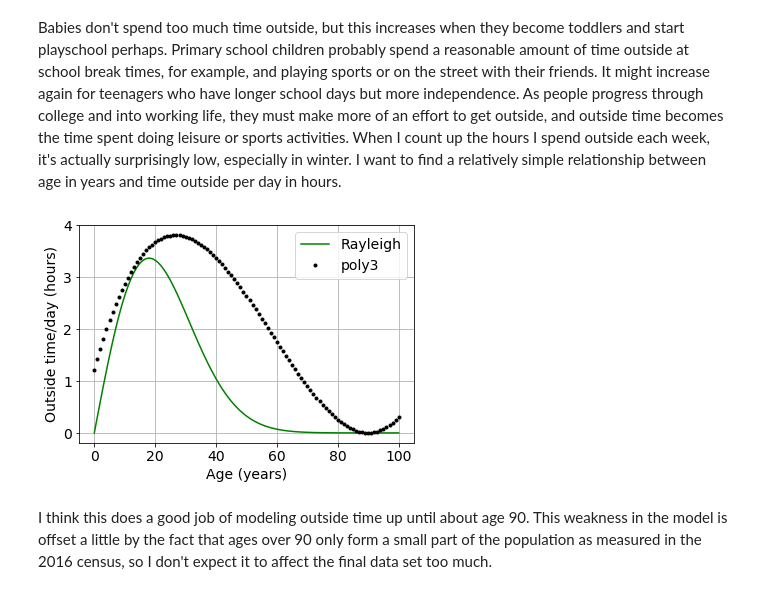
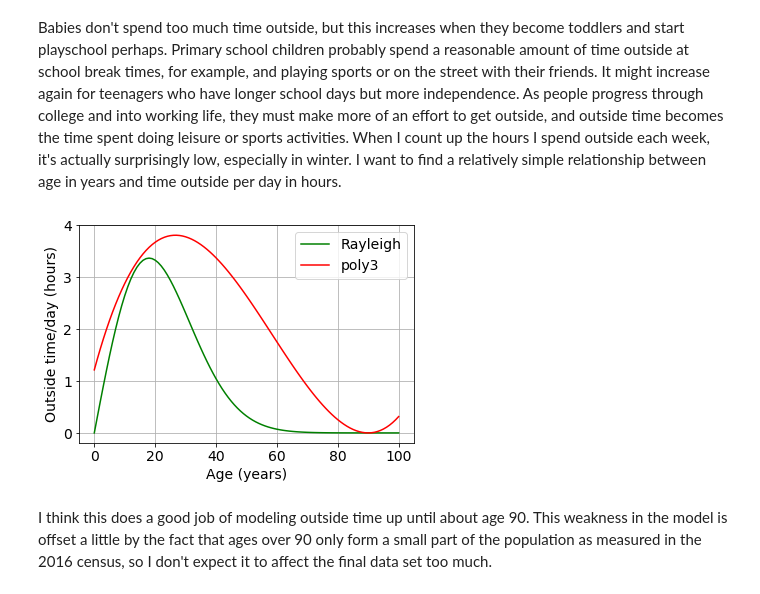
Before and after one commit to elizabethdaly/simulating-data, a Jupyter notebook: eyesight.ipynb, the cells around one changed output. Cells and saved outputs as stored; diff of their text form; code cells hidden in the pictures.

```diff
--- a/eyesight.ipynb
+++ b/eyesight.ipynb
@@ -435,31 +437,31 @@ I will model environmental factors as a numerical variable, with one decimal pla
 # %%
 # Expect hours outside to vary with age, looks like the pdf for a Rayleigh but falls to zero too early.
 x = np.arange(0, 101)
 
 # mean, scale
 m, s = 18, 5
 ray_pdf = lambda s, x: 100  * (x / s ** 2) * ( np.exp( (-x **2) / (2 * s **2) )  )
 plt.plot(x, ray_pdf(m, x), 'g-', label='Rayleigh')
 
 # Try a third order polynomial with roots close to the edges of my population data.
 # Here I am creating a relationship that np.polyfit might be able to find later on.
 # Roots at -10, +80 and scale appropriately for max hr/day about 4.
 p3 = 0.00003 * ((x + 5) * (x - 90) * (x - 90))
 
 # Tried lower order polynomials but they don't work well for this model.
 #p2 = 0.00003 * (- 150 * (x ** 2) + 4800 * x + 64000)
 #p1 = 0.00003 * (4800 * x + 64000)
 
-plt.plot(x, p3, 'k.', label='poly3')
+plt.plot(x, p3, 'r-', label='poly3')
 #plt.plot(x, p2, 'b-', label='p2')
 #plt.plot(x, p1, 'c-', label='p1')
 
 plt.legend()
 plt.xlabel("Age (years)")
 plt.ylabel("Outside time/day (hours)")
 plt.grid()
 # %% [output]
-[figure, old version]
+[figure, new version]
 # %% [markdown]
 I think this does a good job of modeling outside time up until about age 90. This weakness in the model is offset a little by the fact that ages over 90 only form a small part of the population as measured in the 2016 census, so I don't expect it to affect the final data set too much.
 # %% [markdown]
```
Also changed, not shown: parts of 24 cells of this notebook.
